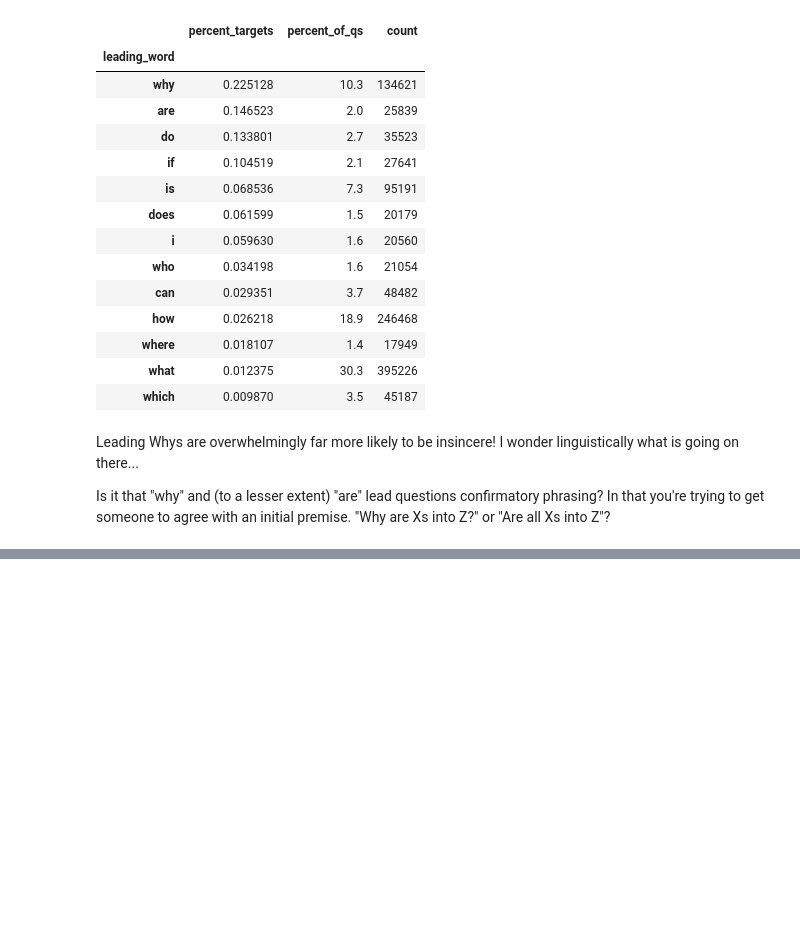
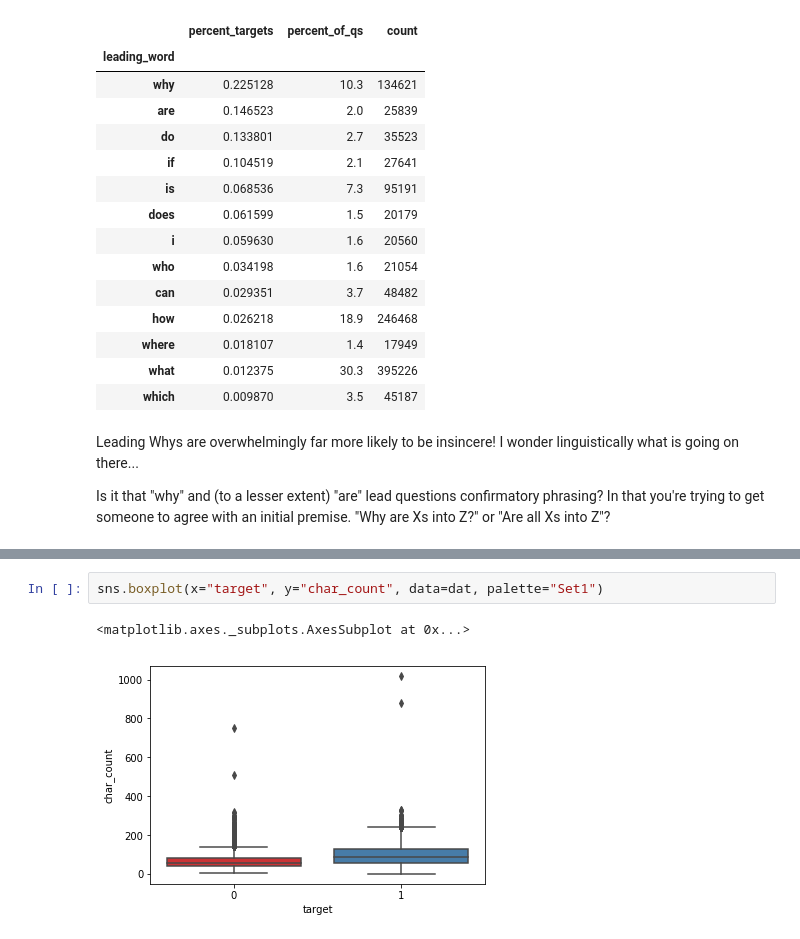
Before and after one commit to carrieisaacson/kaggle_quora, a Jupyter notebook: notebooks/0_EDA.ipynb, the cells around one changed output, grey strips where cells are left out. Saved outputs shown, nothing was run; the diff lists cells and outputs as text; blank space fills up the shorter version.

```diff
--- a/notebooks/0_EDA.ipynb
+++ b/notebooks/0_EDA.ipynb
@@ -537,0 +448,5 @@ dat.head()
+# %%
+sns.boxplot(x="target", y="char_count", data=dat, palette="Set1")
+# %% [output]
+<matplotlib.axes._subplots.AxesSubplot at 0x...>
+[figure, added]
```
Also changed, not shown: parts of 37 cells of this notebook.
